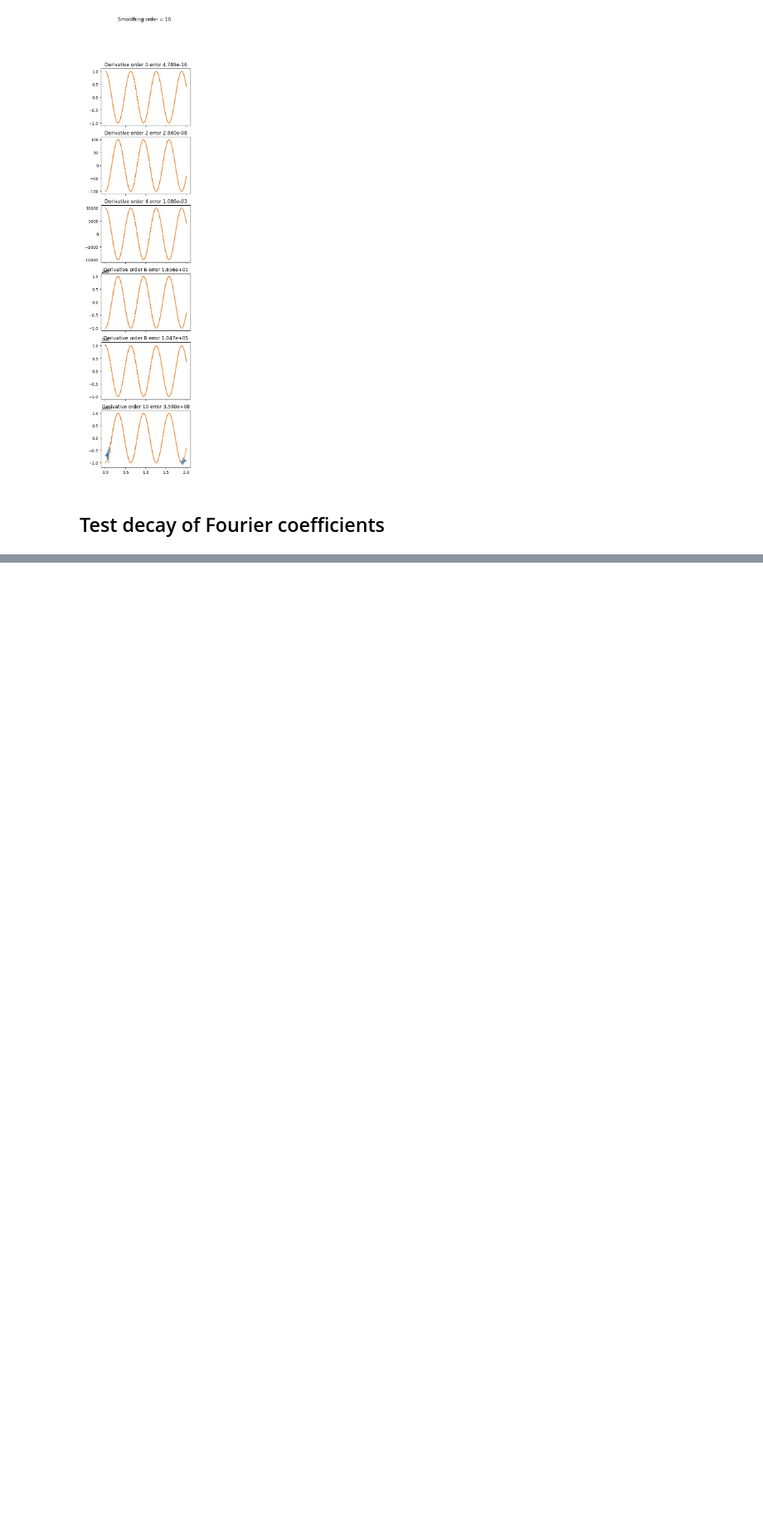
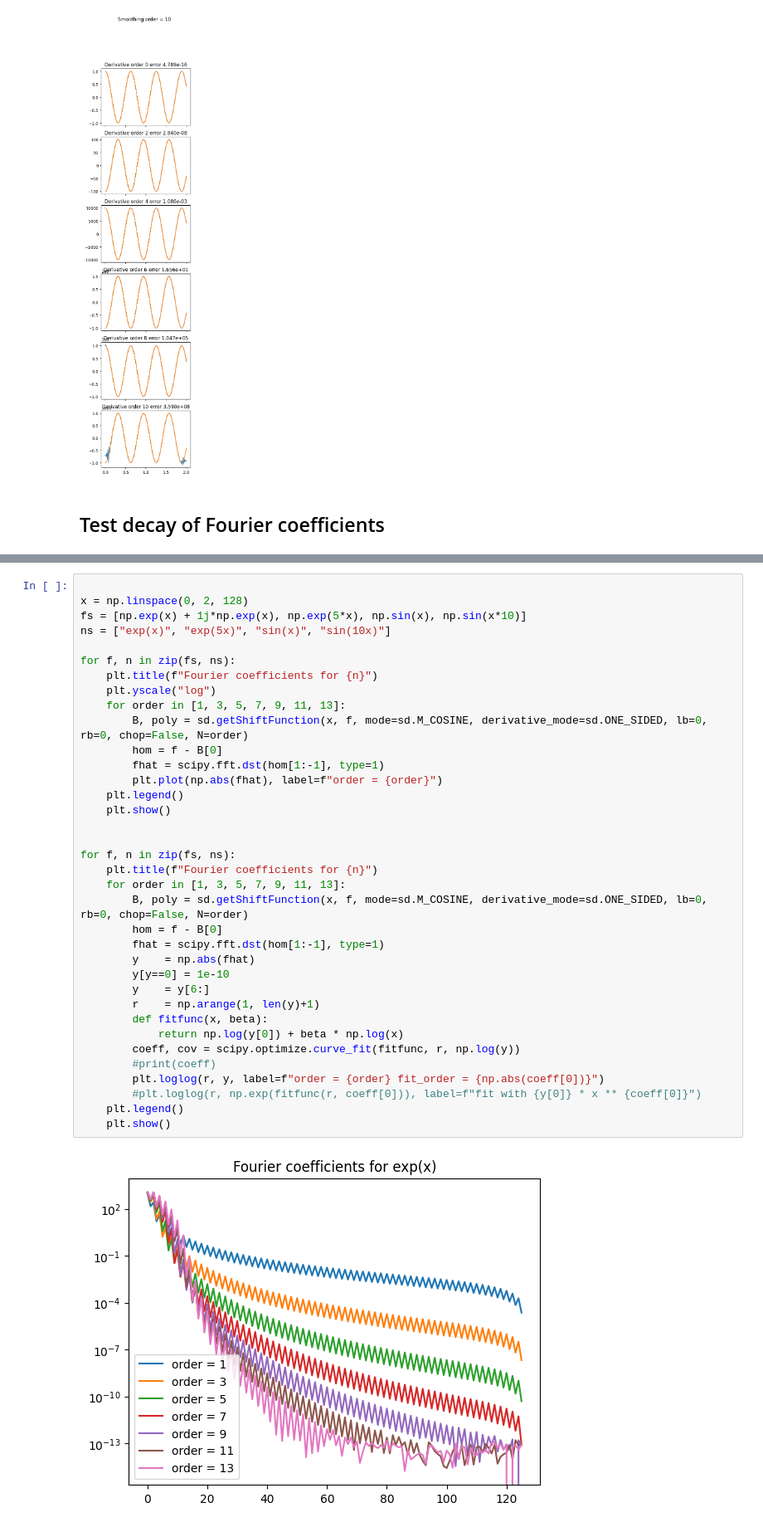
Before and after one commit to KunkelAlexander/fdm-hybrid-scheme, a Jupyter notebook: demonstration/CosineShiftSine.ipynb, the cells around one changed output, grey strips where cells are left out. Shown at 83% size. Drawn from its saved outputs; the diff is of its cells as text; blank space fills up the shorter version.

```diff
--- a/demonstration/CosineShiftSine.ipynb
+++ b/demonstration/CosineShiftSine.ipynb
@@ -337,0 +383,38 @@ for f, n in zip(fs, ns):
+# %%
+
+x = np.linspace(0, 2, 128)
+fs = [np.exp(x) + 1j*np.exp(x), np.exp(5*x), np.sin(x), np.sin(x*10)]
+ns = ["exp(x)", "exp(5x)", "sin(x)", "sin(10x)"]
+
+for f, n in zip(fs, ns):
+    plt.title(f"Fourier coefficients for {n}")
+    plt.yscale("log")
+    for order in [1, 3, 5, 7, 9, 11, 13]:
+        B, poly = sd.getShiftFunction(x, f, mode=sd.M_COSINE, derivative_mode=sd.ONE_SIDED, lb=0, rb=0, chop=False, N=order)
+        hom = f - B[0]
+        fhat = scipy.fft.dst(hom[1:-1], type=1)
+        plt.plot(np.abs(fhat), label=f"order = {order}")
+    plt.legend()
+    plt.show()
+
+
+for f, n in zip(fs, ns):
+    plt.title(f"Fourier coefficients for {n}")
+    for order in [1, 3, 5, 7, 9, 11, 13]:
+        B, poly = sd.getShiftFunction(x, f, mode=sd.M_COSINE, derivative_mode=sd.ONE_SIDED, lb=0, rb=0, chop=False, N=order)
+        hom = f - B[0]
+        fhat = scipy.fft.dst(hom[1:-1], type=1)
+        y    = np.abs(fhat)
+        y[y==0] = 1e-10
+        y    = y[6:]
+        r    = np.arange(1, len(y)+1)
+        def fitfunc(x, beta):
+            return np.log(y[0]) + beta * np.log(x)
+        coeff, cov = scipy.optimize.curve_fit(fitfunc, r, np.log(y))
+        #print(coeff)
+        plt.loglog(r, y, label=f"order = {order} fit_order = {np.abs(coeff[0])}")
+        #plt.loglog(r, np.exp(fitfunc(r, coeff[0])), label=f"fit with {y[0]} * x ** {coeff[0]}")
+    plt.legend()
+    plt.show()
+# %% [output]
+[figure, added]
```
Also changed, not shown: parts of 6 cells of this notebook, 6 other files.
